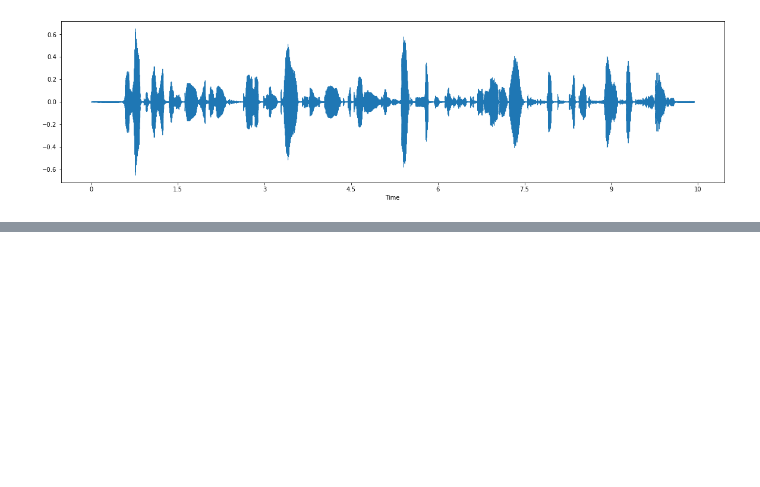
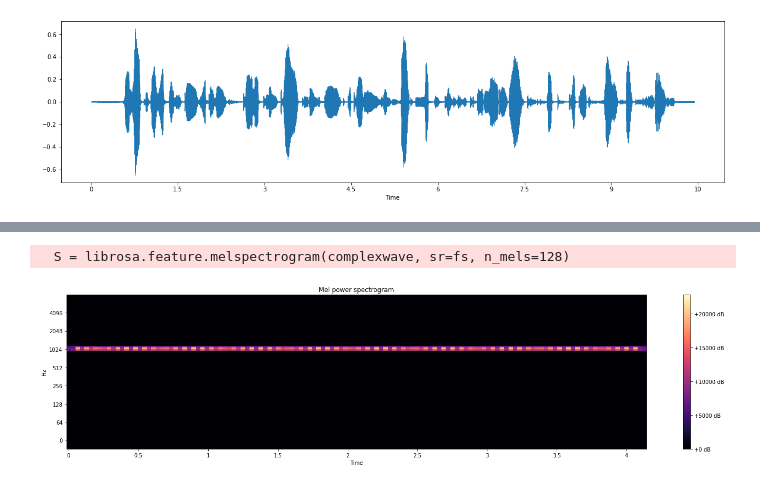
Before and after one commit to DevTae/Digital-Signal-Processing-Exercise, a Jupyter notebook: Digital-Signal-Processing-Exercise.ipynb, the cells around one changed output, grey strips where cells are left out. Saved outputs shown, nothing was run; the diff lists cells and outputs as text; code cells hidden in the pictures; blank space fills up the shorter version.

Commit message:
Update ipynb file to add the make sinusoid and complex wave

```diff
--- a/Digital-Signal-Processing-Exercise.ipynb
+++ b/Digital-Signal-Processing-Exercise.ipynb
@@ -138,0 +155,12 @@ ParameterError: Audio data must be floating-point
+# %%
+# 정현파 생성
+A = 0.9 # Amplitude
+f = 440 # Frequency (음 : 라) / 진동수 올라갈수록 음 높아짐
+phi = np.pi/2 # pie/2
+fs = 22050 # sampling rate
+t = 1 # 1초
+# %%
+def Sinusoid(A, f, phi, fs, t):
+    t = np.arange(0, t, 1.0/fs) # 0 부터 t 까지 1.0/fs 만큼의 증가를 바탕으로 나열된 수열이 만들어짐
+    x = A * np.cos(2 * np.pi * f * t + phi) # np.cos 함수 안에 들어가 있는 인자가 phase(n) 과 동일함
+    return x
@@ -138,0 +175,8 @@ ParameterError: Audio data must be floating-point
+# %%
+# 복합파 생성
+sin1 = Sinusoid(0.9, 440, np.pi/2, 22050, 3)
+sin2 = Sinusoid(0.9, 460, np.pi/2, 22050, 3)
+sin3 = Sinusoid(0.9, 480, np.pi/2, 22050, 3)
+complexwave = sin1 + sin2 + sin3
+
+ipd.Audio(complexwave, rate=fs) # 440, 460, 480 조합으로 했을 때, 마치 통화 연결음 같은 소리가 들림
@@ -138,0 +185,12 @@ ParameterError: Audio data must be floating-point
+# %%
+# Spectrogram 을 통하여 해당 음역대 활성화 확인 가능
+S = librosa.feature.melspectrogram(complexwave, sr=fs, n_mels=128)
+log_S = librosa.power_to_db(S, ref=np.max)
+fig = plt.figure(figsize = (20, 5))
+librosa.display.specshow(S, sr=sr, x_axis='time', y_axis='log')
+plt.title('Mel power spectrogram')
+plt.colorbar(format='%+02.0f dB')
+plt.tight_layout()
+# %% [output]
+  S = librosa.feature.melspectrogram(complexwave, sr=fs, n_mels=128)
+[figure, added]
```
Also changed, not shown: parts of 13 cells of this notebook.
